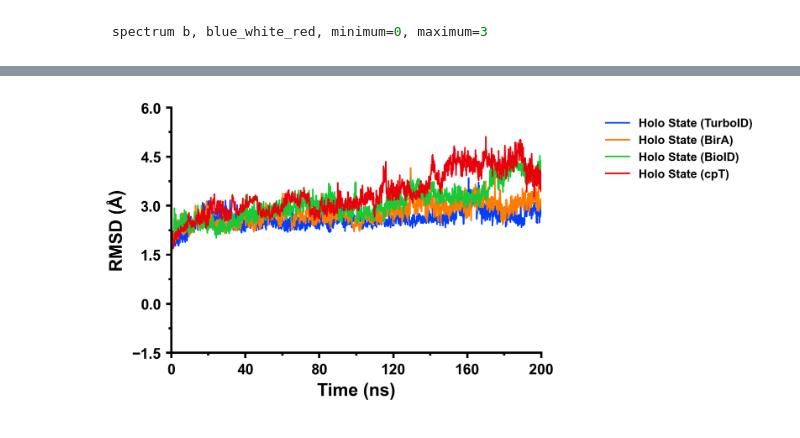
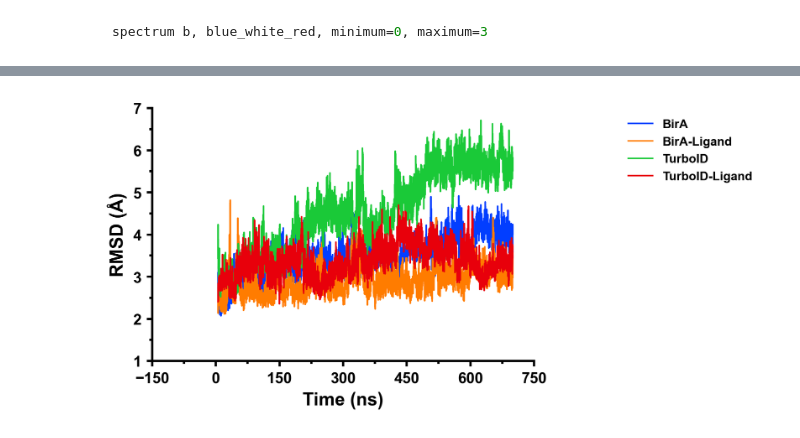
Before and after one commit to FridrichMethod/mdpp, a Jupyter notebook: notebooks/rmsd_rmsf.ipynb, the cells around one changed output, grey strips where cells are left out. Drawn from its saved outputs; the diff is of its cells as text; code cells hidden in the pictures.

```diff
--- a/notebooks/rmsd_rmsf.ipynb
+++ b/notebooks/rmsd_rmsf.ipynb
@@ -127,7 +127,7 @@ def plot_rmsd(
         times_in_ns = R.times / 1000
         ax.plot(times_in_ns, R.results.rmsd[:, 2], linewidth=1)
 
-    auto_ticks(ax, x_lim=(0, 200))
+    auto_ticks(ax)
 
     ax.legend(legends, bbox_to_anchor=(1.6, 1), loc="upper right")
 
@@ -317,30 +320,30 @@ plot_rmsf(
-# %%
-plot_rmsd(
-    [
-        topology_file_turboid,
-        topology_file_bira,
-        topology_file_bioid,
-        topology_file_cpt,
-    ],
-    [
-        trajectory_file_turboid,
-        trajectory_file_bira,
-        trajectory_file_bioid,
-        trajectory_file_cpt,
-    ],
-    selections="all",
-    legends=[
-        r"Holo State (TurboID)",
-        r"Holo State (BirA)",
-        r"Holo State (BioID)",
-        r"Holo State (cpT)",
-    ],
-    start=0,
-    stop=2000,
-    step=1,
-)
-# %% [output]
-[figure, removed]
+# %%
+plot_rmsd(
+    [
+        topology_file_bira,
+        topology_file_bira_ligand,
+        topology_file_turboid,
+        topology_file_turboid_ligand,
+    ],
+    [
+        trajectory_file_bira,
+        trajectory_file_bira_ligand,
+        trajectory_file_turboid,
+        trajectory_file_turboid_ligand,
+    ],
+    selections="all",
+    legends=[
+        r"BirA",
+        r"BirA-Ligand",
+        r"TurboID",
+        r"TurboID-Ligand",
+    ],
+    start=50,
+    stop=7000,
+    step=1,
+)
+# %% [output]
+[figure, added]
 # %%
 def plot_hbond(
     topology_files,
```
Also changed, not shown: parts of 2 cells of this notebook.
